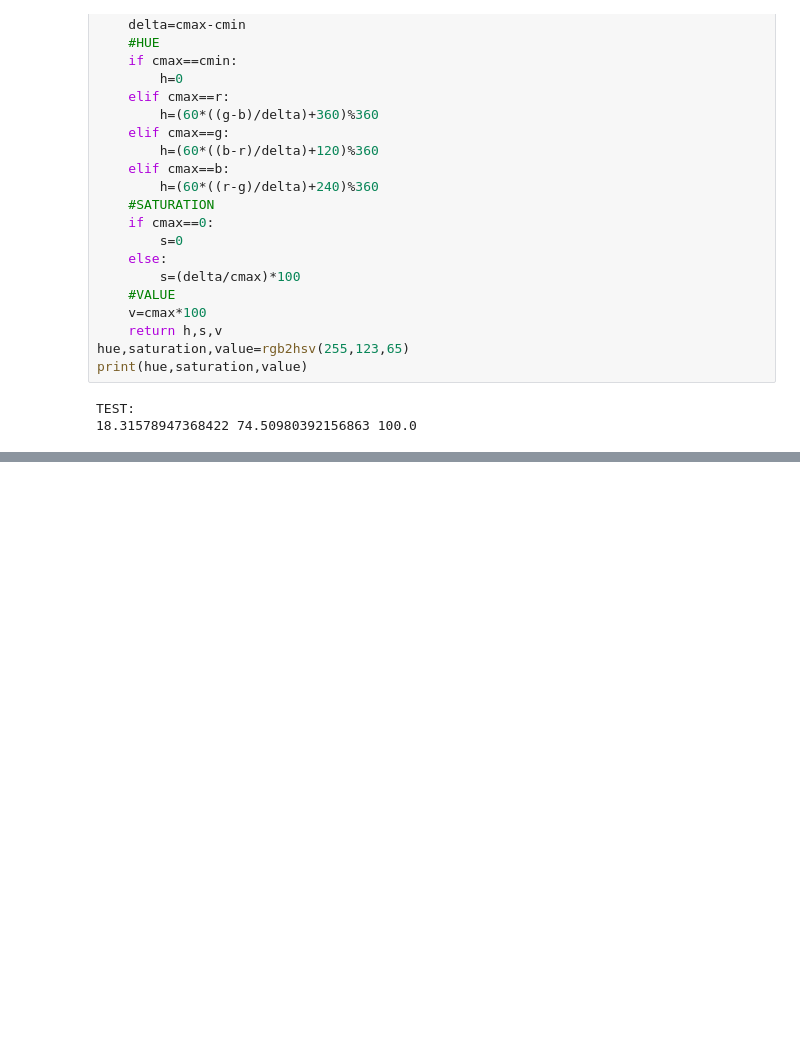
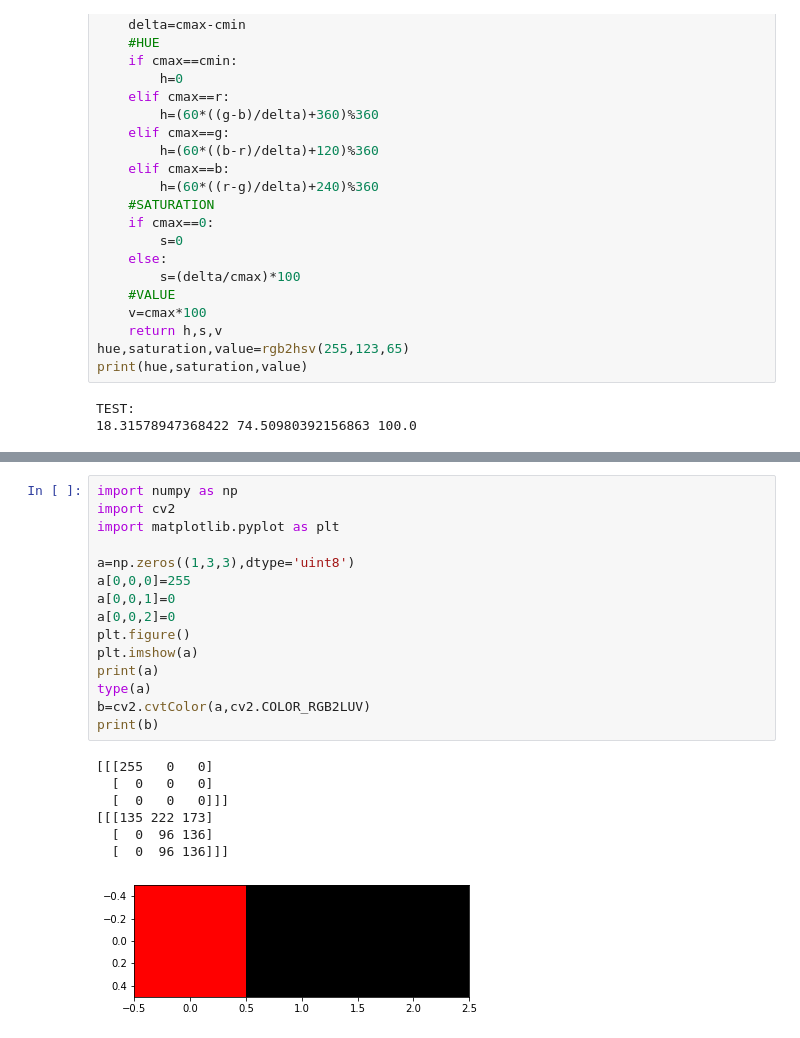
Before and after one commit to Jeyky/DIG_IP, a Jupyter notebook: Lab1.ipynb, the cells around one changed output, grey strips where cells are left out. Drawn from its saved outputs; the diff is of its cells as text; blank space fills up the shorter version.

```diff
--- a/Lab1.ipynb
+++ b/Lab1.ipynb
@@ -520,0 +566,23 @@ TEST:
+# %%
+import numpy as np
+import cv2
+import matplotlib.pyplot as plt
+
+a=np.zeros((1,3,3),dtype='uint8')
+a[0,0,0]=255
+a[0,0,1]=0
+a[0,0,2]=0
+plt.figure()
+plt.imshow(a)
+print(a)
+type(a)
+b=cv2.cvtColor(a,cv2.COLOR_RGB2LUV)
+print(b)
+# %% [output]
+[[[255   0   0]
+  [  0   0   0]
+  [  0   0   0]]]
+[[[135 222 173]
+  [  0  96 136]
+  [  0  96 136]]]
+[figure, added]
```
Also changed, not shown: parts of 3 cells of this notebook, 1 other file.
